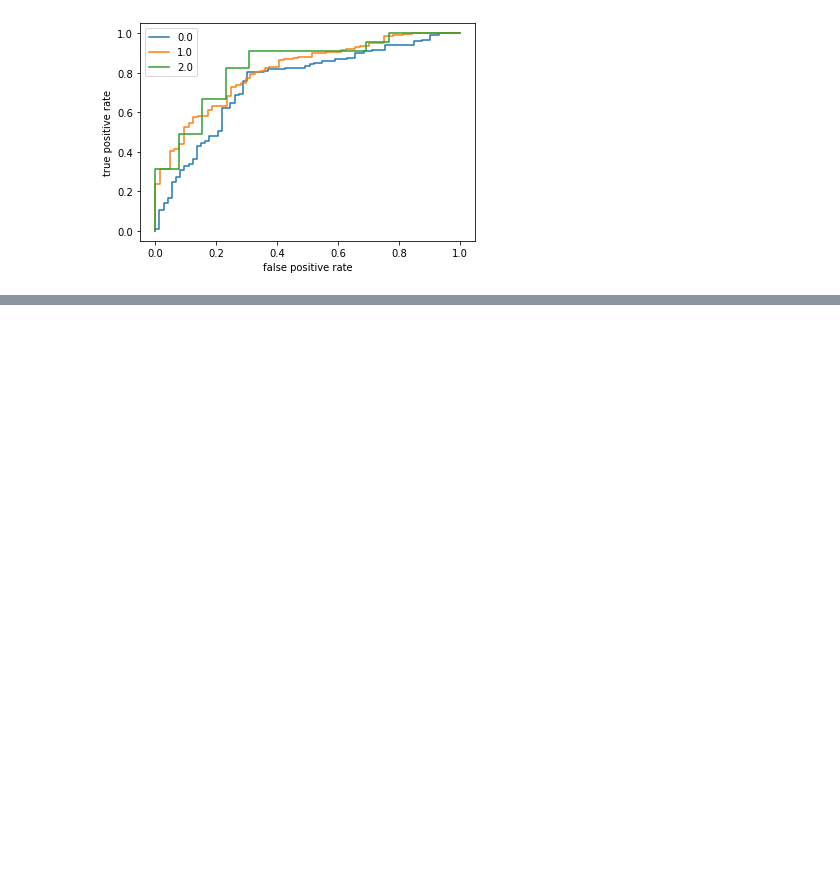
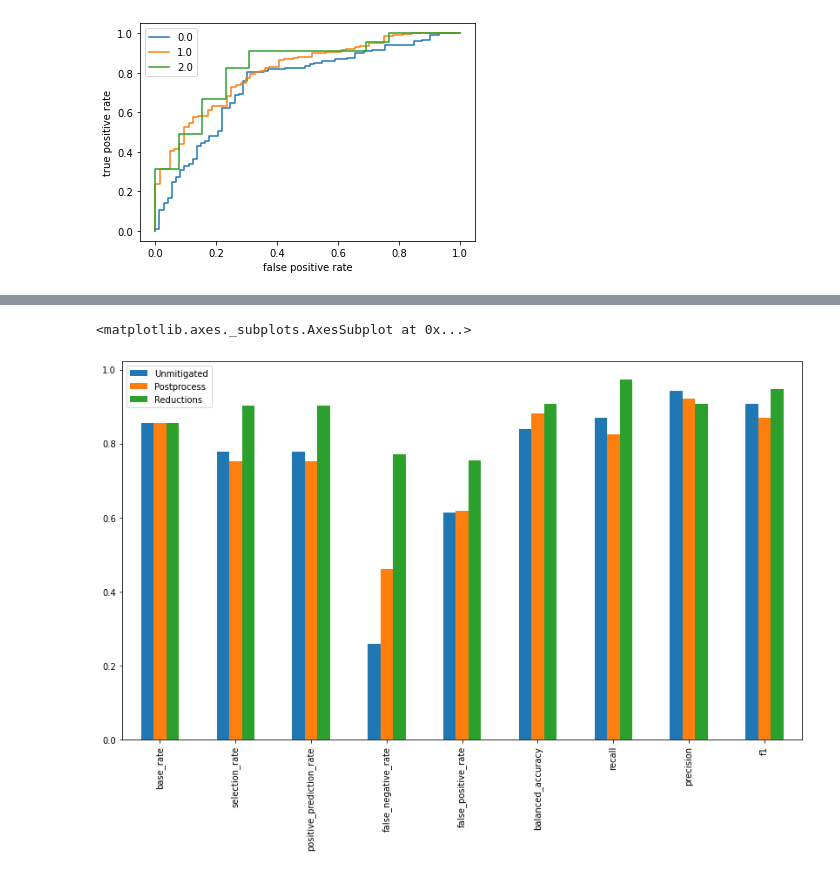
Before and after one commit to deltasun/isp-tutorial, a Jupyter notebook: fairness_tutorial.ipynb, the cells around one changed output, grey strips where cells are left out. Drawn from its saved outputs; the diff is of its cells as text; code cells hidden in the pictures; blank space fills up the shorter version.

```diff
--- a/fairness_tutorial.ipynb
+++ b/fairness_tutorial.ipynb
@@ -588,0 +644,11 @@ metrics_by_group(Y_train, unmitigated_pipeline.predict_proba(X_train)[:, 1], df_
+# %%
+df_metrics_ratio = pd.concat([metricframe_unmitigated.ratio(),
+                        metricframe_postprocess.ratio(),
+                        metricframe_reductions.ratio()],
+                       keys=['Unmitigated', 'Postprocess', 'Reductions'],
+                       axis=1)
+# %%
+df_metrics_ratio.plot.bar(figsize=(14, 8))
+# %% [output]
+<matplotlib.axes._subplots.AxesSubplot at 0x...>
+[figure, added]
```
Also changed, not shown: parts of 13 cells of this notebook.
